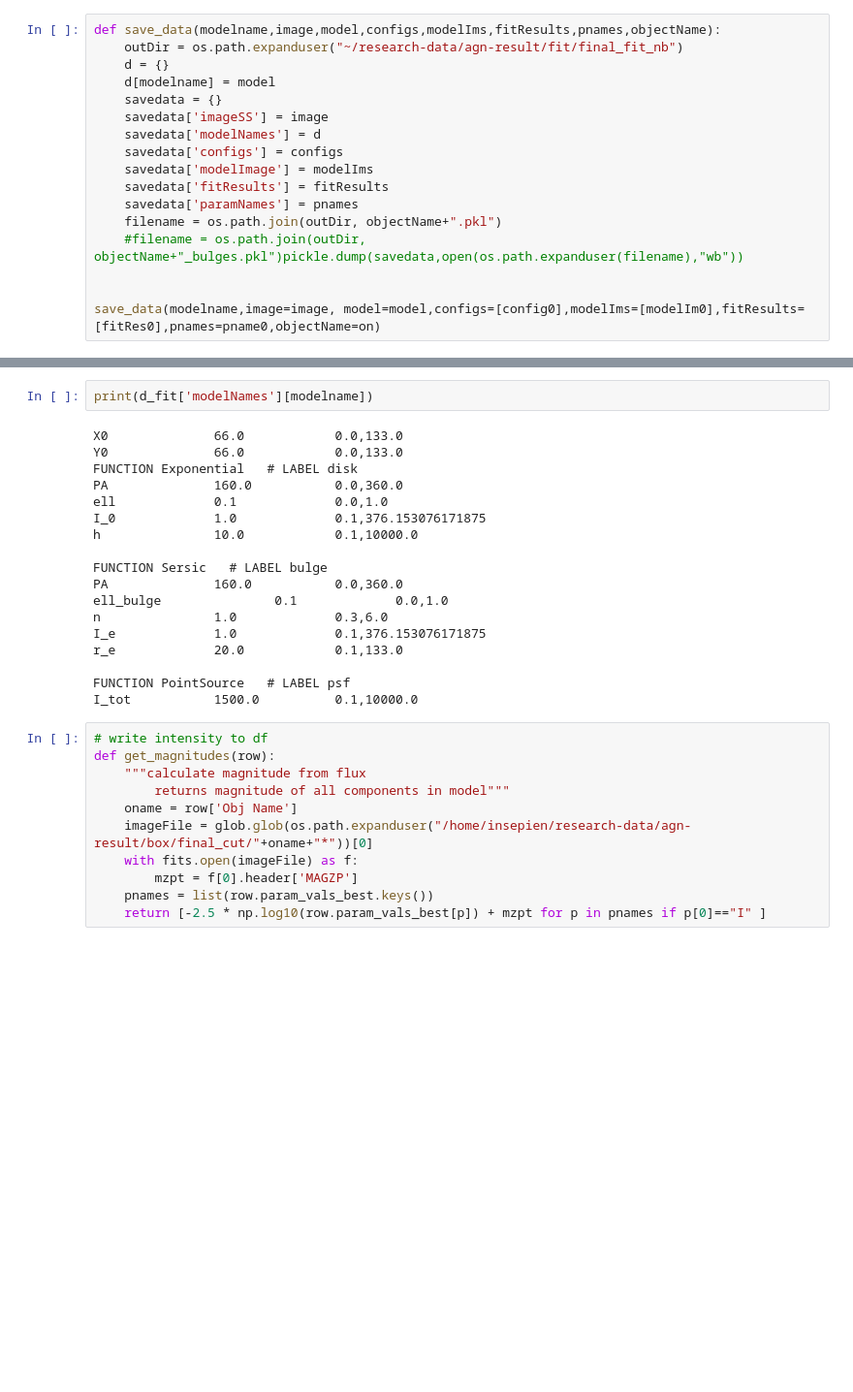
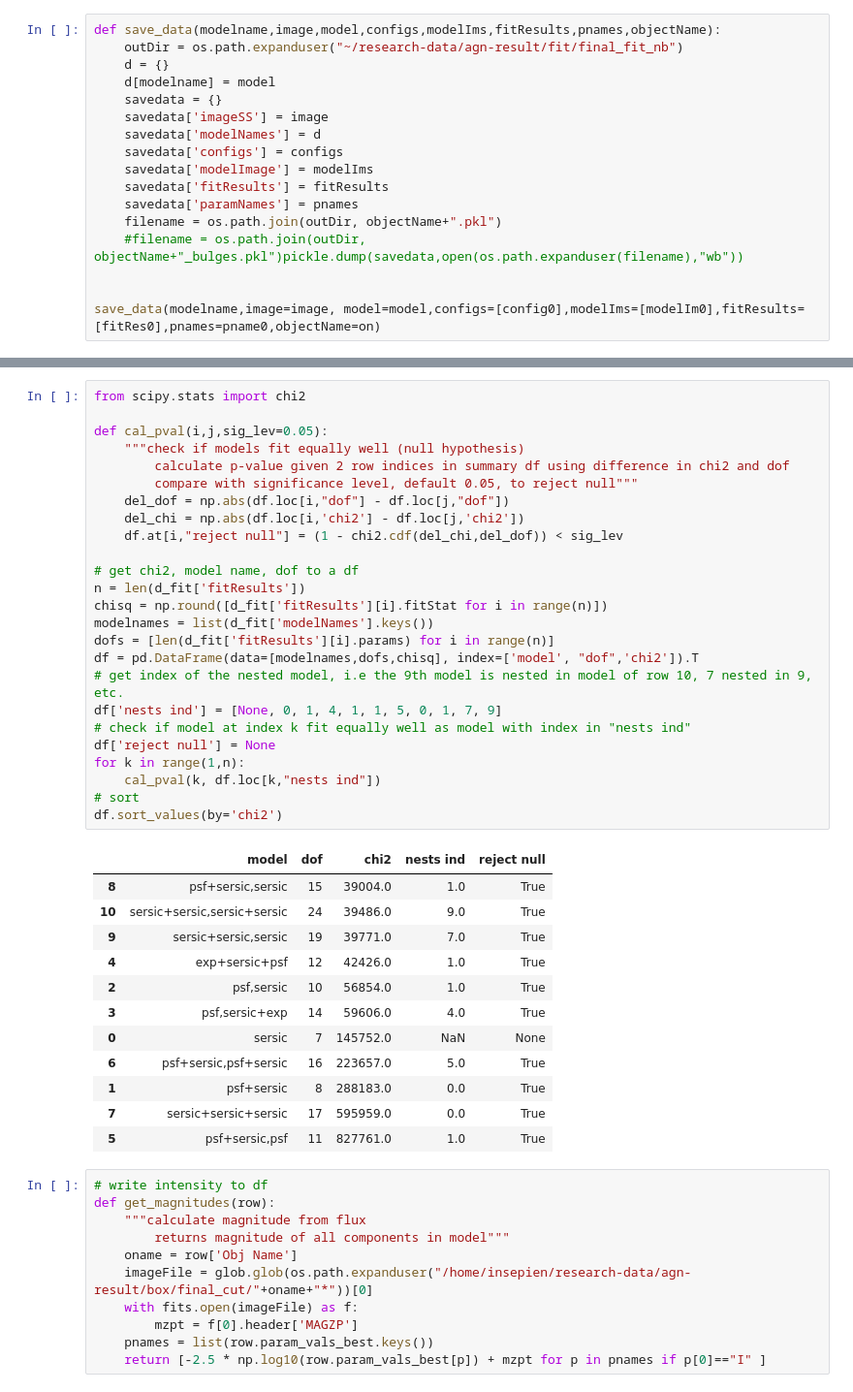
Before and after one commit to insepien/dualAGN, a Jupyter notebook: scrap_notebooks/checkFit.ipynb, the cells around one changed output, grey strips where cells are left out. Shown at 97% size. Drawn from its saved outputs; the diff is of its cells as text; blank space fills up the shorter version.

```diff
--- a/scrap_notebooks/checkFit.ipynb
+++ b/scrap_notebooks/checkFit.ipynb
@@ -833,23 +861,41 @@ I_tot_3:0.10
 # %%
-print(d_fit['modelNames'][modelname])
+from scipy.stats import chi2
+
+def cal_pval(i,j,sig_lev=0.05):
+    """check if models fit equally well (null hypothesis)
+        calculate p-value given 2 row indices in summary df using difference in chi2 and dof
+        compare with significance level, default 0.05, to reject null"""
+    del_dof = np.abs(df.loc[i,"dof"] - df.loc[j,"dof"])
+    del_chi = np.abs(df.loc[i,'chi2'] - df.loc[j,'chi2'])
+    df.at[i,"reject null"] = (1 - chi2.cdf(del_chi,del_dof)) < sig_lev
+
+# get chi2, model name, dof to a df
+n = len(d_fit['fitResults'])
+chisq = np.round([d_fit['fitResults'][i].fitStat for i in range(n)])
+modelnames = list(d_fit['modelNames'].keys())
+dofs = [len(d_fit['fitResults'][i].params) for i in range(n)]
+df = pd.DataFrame(data=[modelnames,dofs,chisq], index=['model', "dof",'chi2']).T
+# get index of the nested model, i.e the 9th model is nested in model of row 10, 7 nested in 9, etc.
+df['nests ind'] = [None, 0, 1, 4, 1, 1, 5, 0, 1, 7, 9]
+# check if model at index k fit equally well as model with index in "nests ind"
+df['reject null'] = None
+for k in range(1,n):
+    cal_pval(k, df.loc[k,"nests ind"])
+# sort
+df.sort_values(by='chi2')
 # %% [output]
-X0              66.0            0.0,133.0
-Y0              66.0            0.0,133.0
-FUNCTION Exponential   # LABEL disk
-PA              160.0           0.0,360.0
-ell             0.1             0.0,1.0
-I_0             1.0             0.1,376.153076171875
-h               10.0            0.1,10000.0
-
-FUNCTION Sersic   # LABEL bulge
-PA              160.0           0.0,360.0
-ell_bulge               0.1             0.0,1.0
-n               1.0             0.3,6.0
-I_e             1.0             0.1,376.153076171875
-r_e             20.0            0.1,133.0
-
-FUNCTION PointSource   # LABEL psf
-I_tot           1500.0          0.1,10000.0
+|  | model | dof | chi2 | nests ind | reject null |
+| 8 | psf+sersic,sersic | 15 | 39004.0 | 1.0 | True |
+| 10 | sersic+sersic,sersic+sersic | 24 | 39486.0 | 9.0 | True |
+| 9 | sersic+sersic,sersic | 19 | 39771.0 | 7.0 | True |
+| 4 | exp+sersic+psf | 12 | 42426.0 | 1.0 | True |
+| 2 | psf,sersic | 10 | 56854.0 | 1.0 | True |
+| 3 | psf,sersic+exp | 14 | 59606.0 | 4.0 | True |
+| 0 | sersic | 7 | 145752.0 | NaN | None |
+| 6 | psf+sersic,psf+sersic | 16 | 223657.0 | 5.0 | True |
+| 1 | psf+sersic | 8 | 288183.0 | 0.0 | True |
+| 7 | sersic+sersic+sersic | 17 | 595959.0 | 0.0 | True |
+| 5 | psf+sersic,psf | 11 | 827761.0 | 1.0 | True |
 # %%
 # write intensity to df
 def get_magnitudes(row):
```
Also changed, not shown: parts of 9 cells of this notebook.
